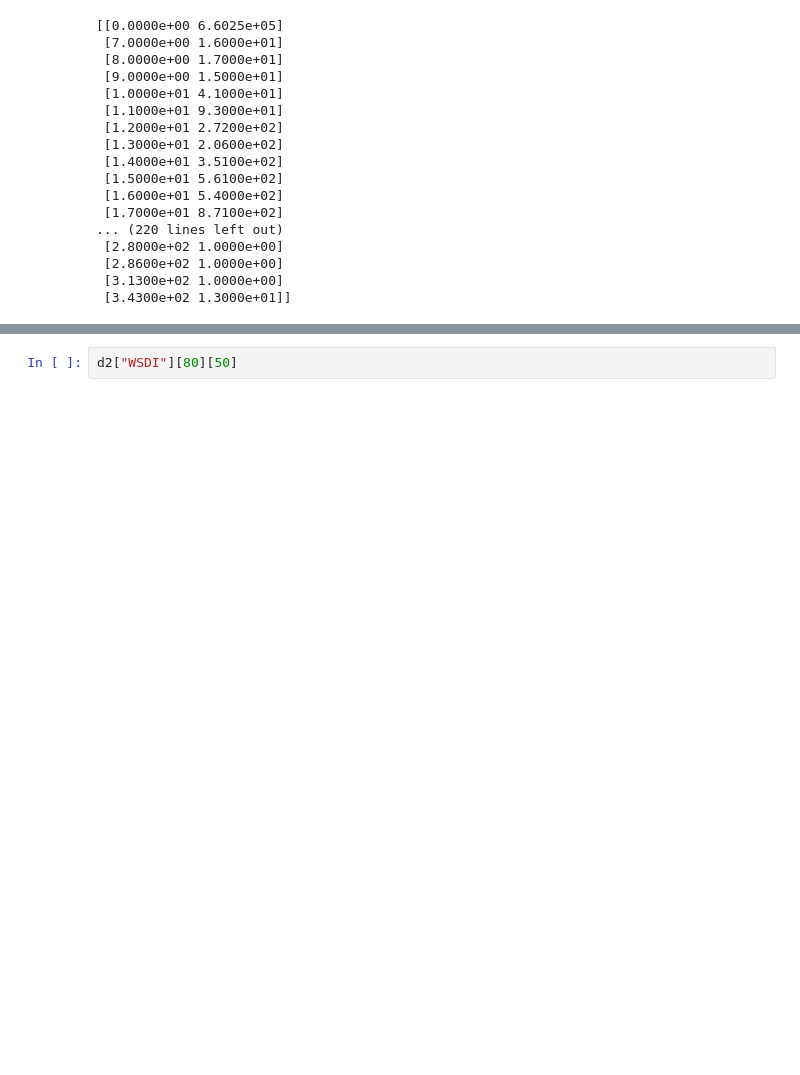
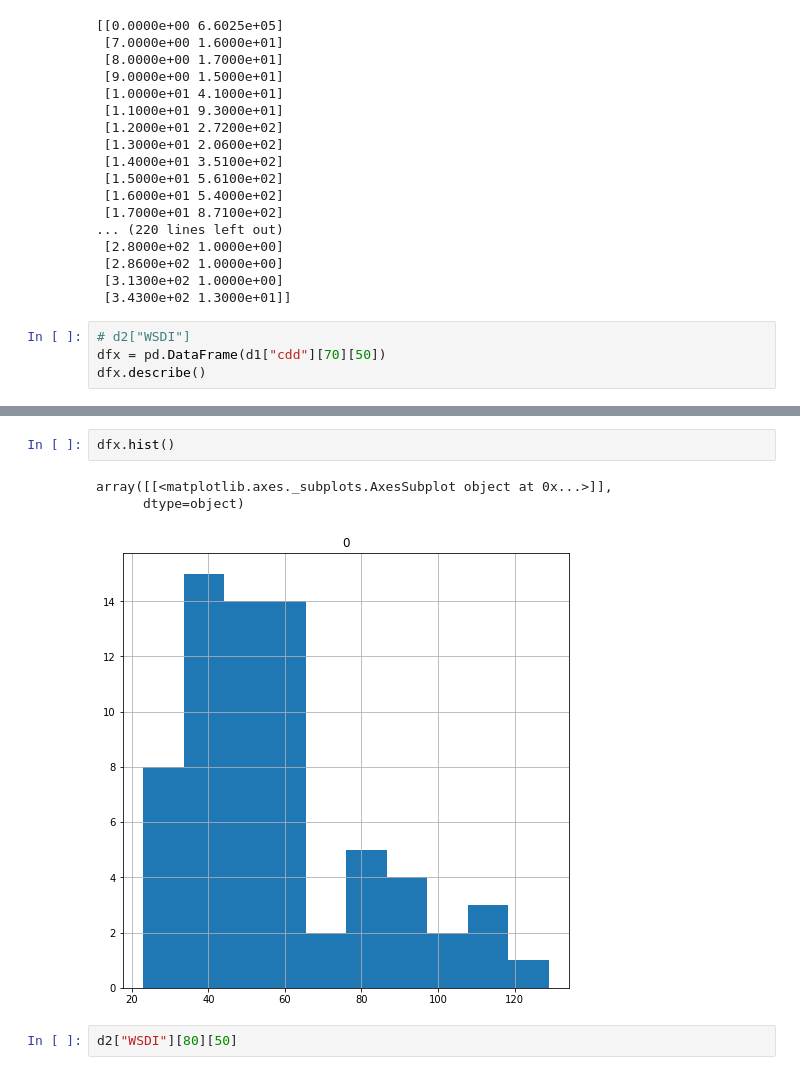
Before and after one commit to adityaiiith/Independent_Proj, a Jupyter notebook: ind_proj.ipynb, the cells around one changed output, grey strips where cells are left out. Drawn from its saved outputs; the diff is of its cells as text; blank space fills up the shorter version.

```diff
--- a/ind_proj.ipynb
+++ b/ind_proj.ipynb
@@ -61,3 +61,7 @@ print(np.asarray((unique, counts)).T)
  [2.8600e+02 1.0000e+00]
  [3.1300e+02 1.0000e+00]
  [3.4300e+02 1.3000e+01]]
+# %%
+# d2["WSDI"]
+dfx = pd.DataFrame(d1["cdd"][70][50])
+dfx.describe()
@@ -64,3 +78,9 @@ print(np.asarray((unique, counts)).T)
+# %%
+dfx.hist()
+# %% [output]
+array([[<matplotlib.axes._subplots.AxesSubplot object at 0x...>]],
+      dtype=object)
+[figure, added]
 # %%
 d2["WSDI"][80][50]
 # %% [output]
```
Also changed, not shown: parts of 9 cells of this notebook.
